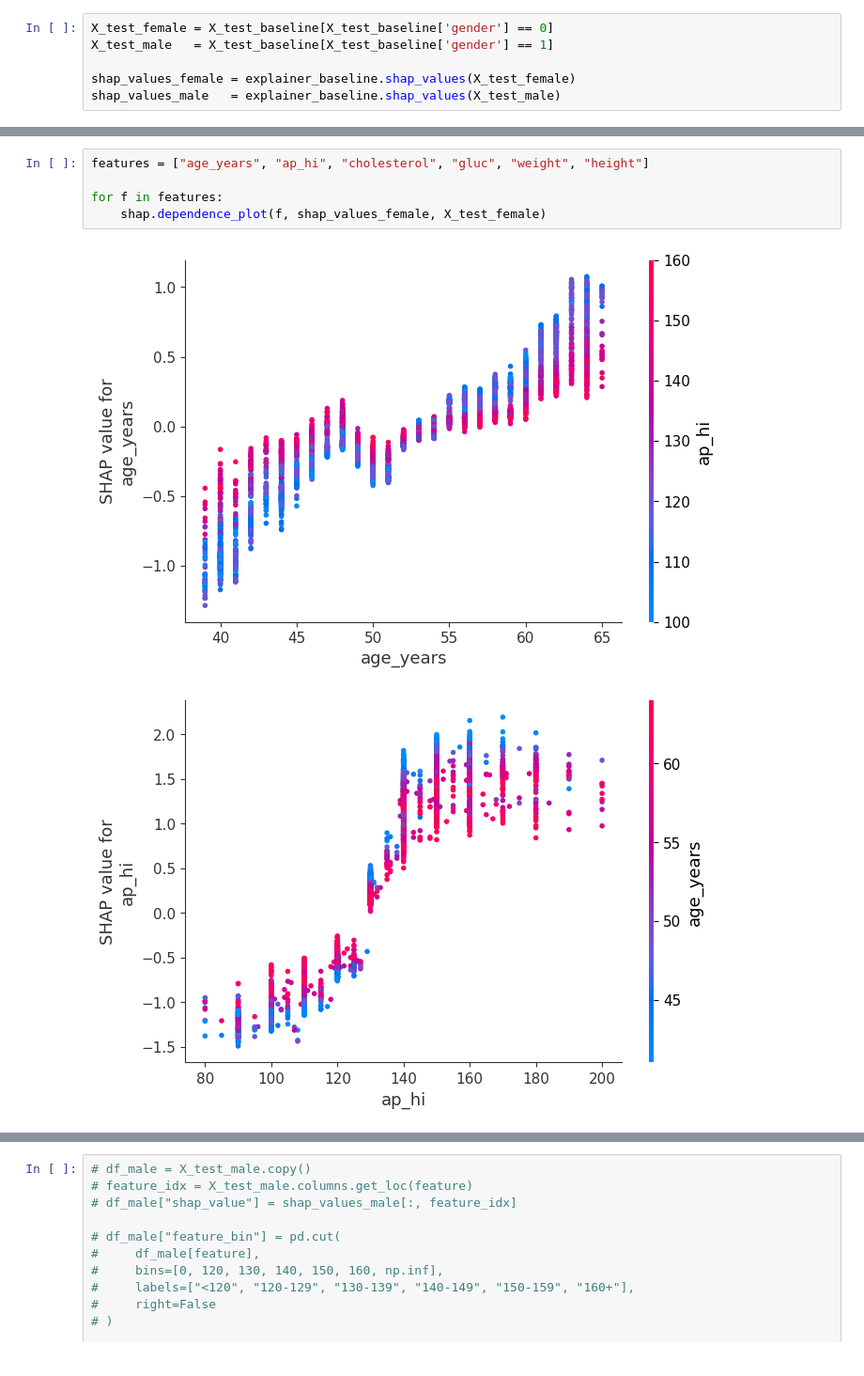
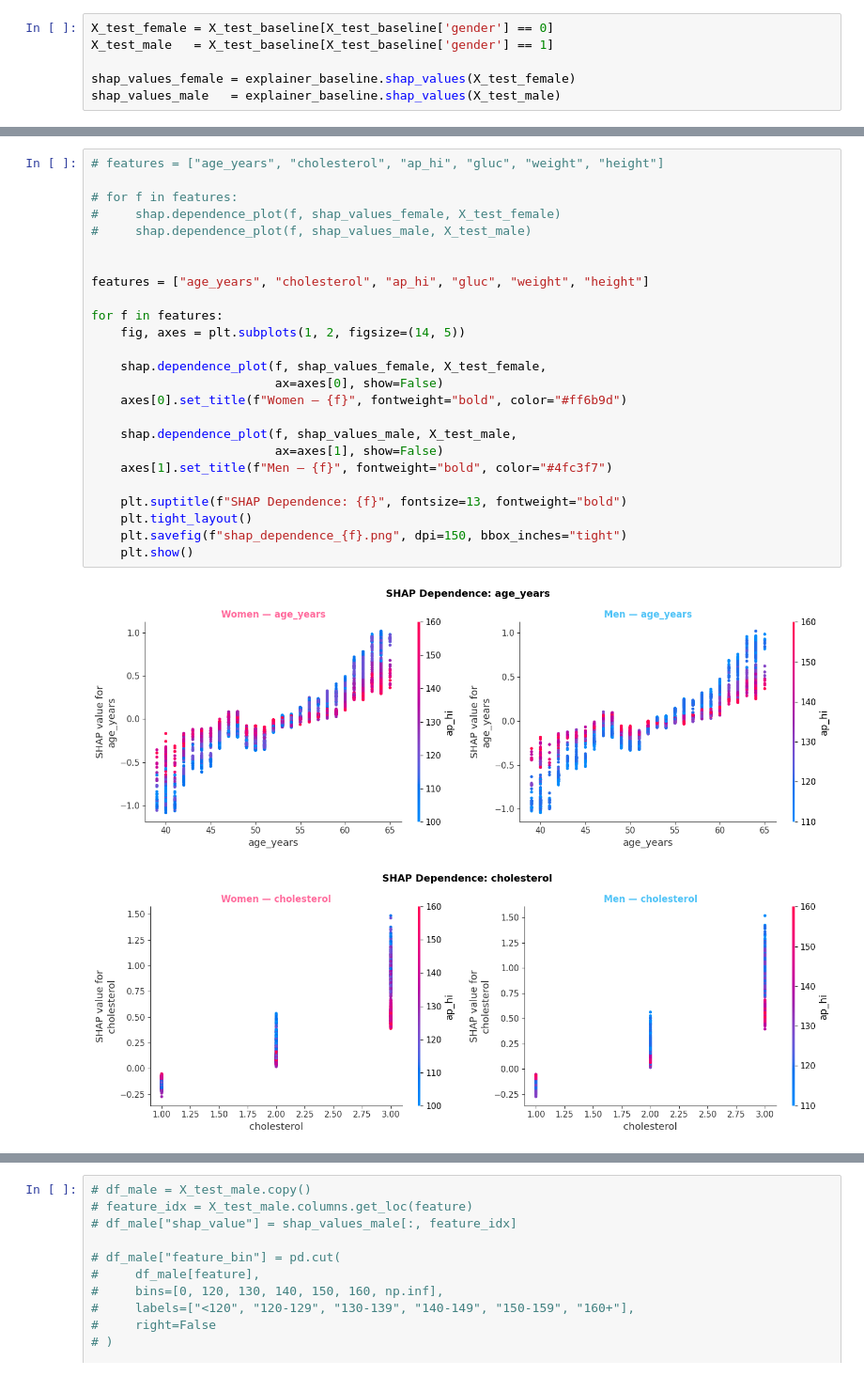
Before and after one commit to Kavisha612/Dissertation_ExplainableAI, a Jupyter notebook: Shap_implementation.ipynb, the cells around one changed output, grey strips where cells are left out. Shown at 94% size. Drawn from its saved outputs; the diff is of its cells as text.

Commit message:
bee plots of main features male vs female comparison added

```diff
--- a/Shap_implementation.ipynb
+++ b/Shap_implementation.ipynb
@@ -132,8 +132,28 @@ shap.dependence_plot("ap_hi", shap_values_male, X_test_male)
 # %%
-features = ["age_years", "ap_hi", "cholesterol", "gluc", "weight", "height"]
+# features = ["age_years", "cholesterol", "ap_hi", "gluc", "weight", "height"]
+
+# for f in features:
+#     shap.dependence_plot(f, shap_values_female, X_test_female)
+#     shap.dependence_plot(f, shap_values_male, X_test_male)
+
+
+features = ["age_years", "cholesterol", "ap_hi", "gluc", "weight", "height"]
 
 for f in features:
-    shap.dependence_plot(f, shap_values_female, X_test_female)
+    fig, axes = plt.subplots(1, 2, figsize=(14, 5))
+
+    shap.dependence_plot(f, shap_values_female, X_test_female,
+                         ax=axes[0], show=False)
+    axes[0].set_title(f"Women — {f}", fontweight="bold", color="#ff6b9d")
+
+    shap.dependence_plot(f, shap_values_male, X_test_male,
+                         ax=axes[1], show=False)
+    axes[1].set_title(f"Men — {f}", fontweight="bold", color="#4fc3f7")
+
+    plt.suptitle(f"SHAP Dependence: {f}", fontsize=13, fontweight="bold")
+    plt.tight_layout()
+    plt.savefig(f"shap_dependence_{f}.png", dpi=150, bbox_inches="tight")
+    plt.show()
 # %% [output]
-[figure, old version]
+[figure, new version]
-[figure, old version]
+[figure, new version]
```
Also changed, not shown: parts of 10 cells of this notebook.
